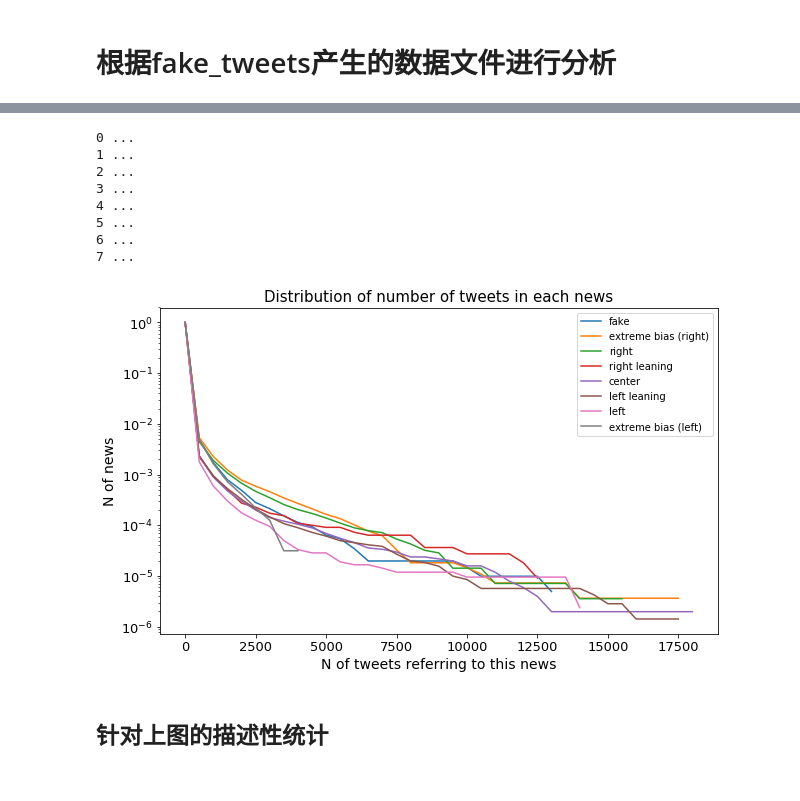
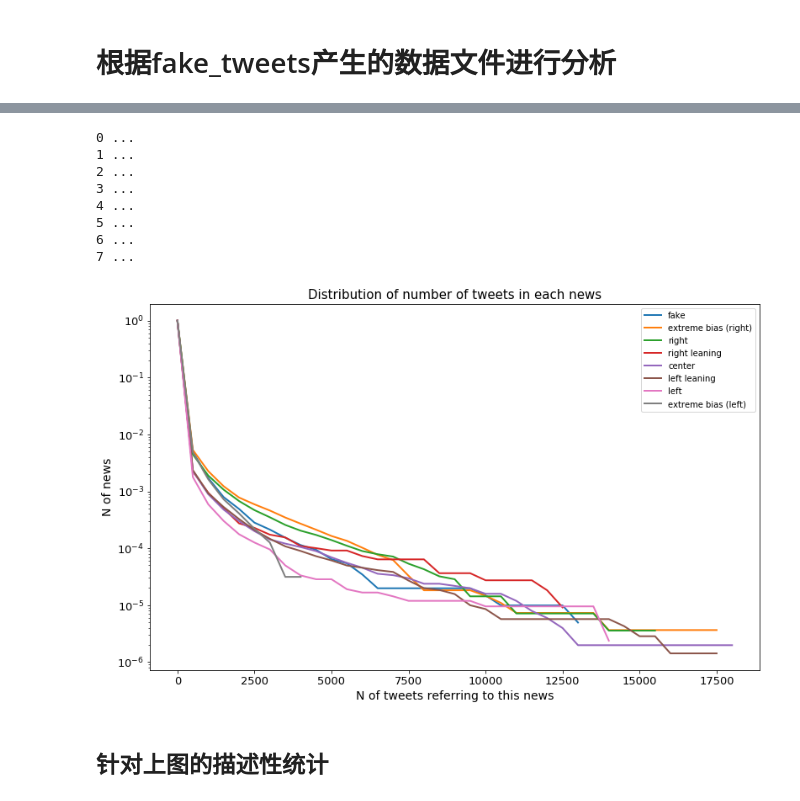
Before and after one commit to kayzhou/fake_news_during_election, a Jupyter notebook: all_tweets.ipynb, the cells around one changed output, grey strips where cells are left out. Saved outputs shown, nothing was run; the diff lists cells and outputs as text; code cells hidden in the pictures.

```diff
--- a/all_tweets.ipynb
+++ b/all_tweets.ipynb
@@ -51,7 +51,7 @@ def get_cdf_pdf(data, mini, maxi, step, norm=True):
     return x, cdf, pdf
 
 num_of_tweets = {}
-plt.figure(figsize=(10, 6))
+plt.figure(figsize=(13, 8))
 for i in range(8):
     print(i, "...")
     url_tweets = groups_url_tweets[i]
@@ -62,35 +62,35 @@ for i in range(8):
     _zero_i = -1
     for j in range(len(cdf)):
         if cdf[j] == 0:
             _zero_i = j
             break
     x = x[:_zero_i]
     cdf = cdf[:_zero_i]
 
-    plt.plot(x, cdf, label=map_labels[str(i)])
+    plt.plot(x, cdf, label=map_labels[str(i)], lw=2)
 #     data.hist(bins=50)
 
 plt.title('Distribution of number of tweets in each news', fontsize=15)
 plt.ylabel('N of news', fontsize=14)
 plt.xlabel('N of tweets referring to this news', fontsize=14)
 plt.xticks(fontsize=13); plt.yticks(fontsize=13)
 plt.legend()
 plt.yscale("log")
 # plt.xscale("log")
 #     plt.savefig('fig/distribution_size_fake_news.pdf', dpi=300)
 
 plt.show()
 plt.close()
 # %% [output]
 0 ...
 1 ...
 2 ...
 3 ...
 4 ...
 5 ...
 6 ...
 7 ...
-[figure, old version]
+[figure, new version]
 # %% [markdown]
 ## 针对上图的描述性统计
 # %%
```
Also changed, not shown: parts of 13 cells of this notebook, 2 other files.
